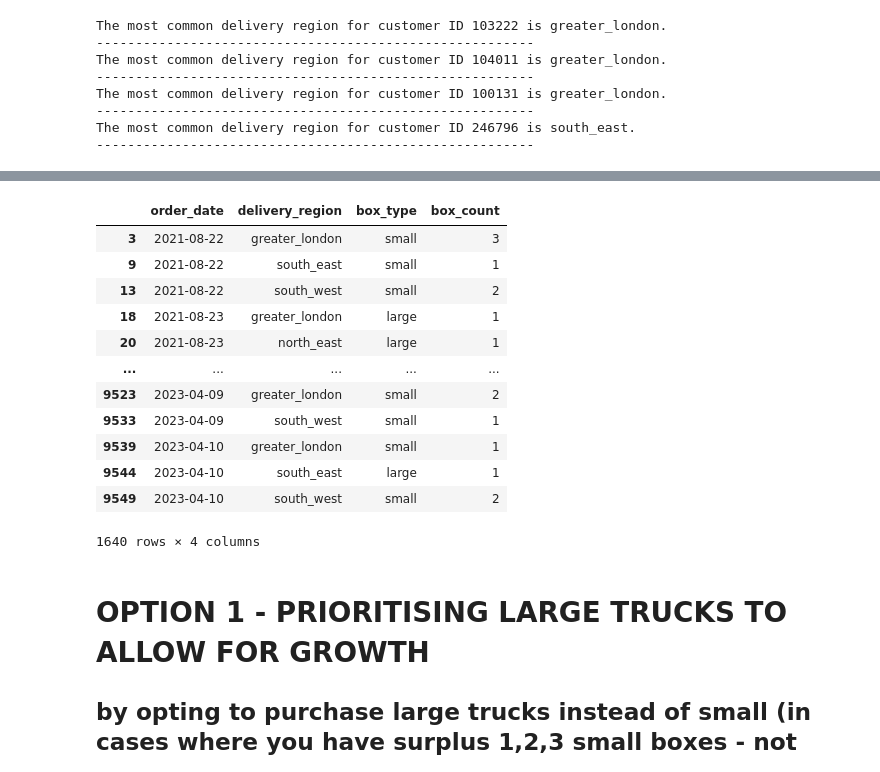
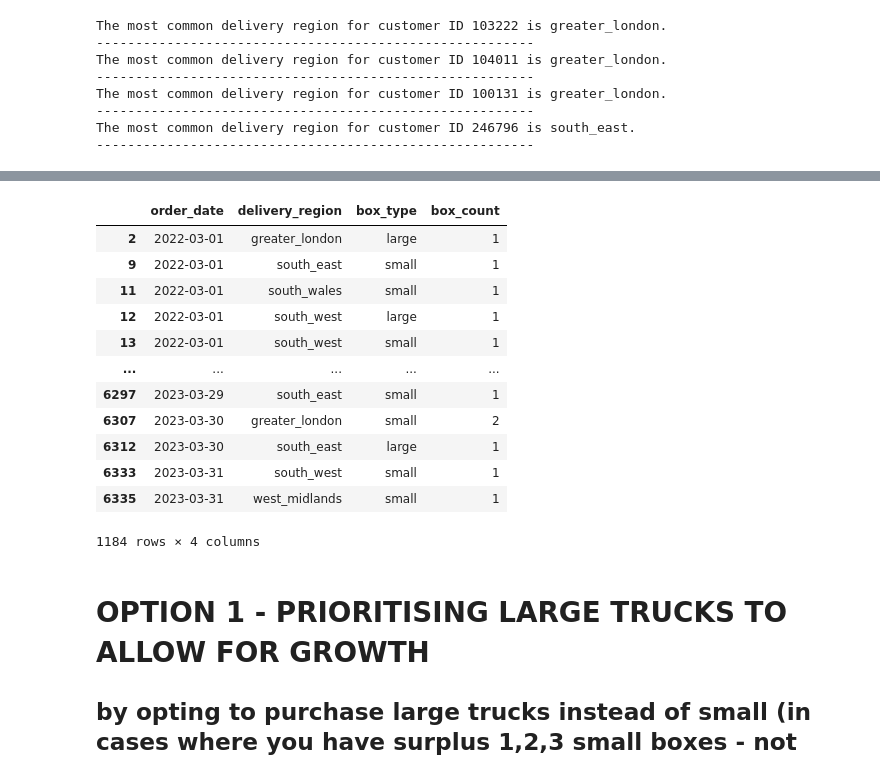
Before and after one commit to LottieJaneDev/20230825_Analyst_case_study_submission_Lottie_Jane_Pollard, a Jupyter notebook: notebooks/exploratory_data_analysis_mr_haulage.ipynb, the cells around one changed output, grey strips where cells are left out. Cells and saved outputs as stored; diff of their text form; code cells hidden in the pictures.

```diff
--- a/notebooks/exploratory_data_analysis_mr_haulage.ipynb
+++ b/notebooks/exploratory_data_analysis_mr_haulage.ipynb
@@ -15,18 +18,17 @@ import seaborn as sns
 # %%
-# import CLEAN dataset
-
+# import the clean dataset
 mr_haulage_df = pd.read_csv(
     '/Users/lottiejanepollare/Library/Mobile Documents/com~apple~CloudDocs/CV, Profiles, Interviews & Job Applications/applications/techmodal_analyst_data_engineer/20230825_Analyst_case_study_submission_Lottie_Jane_Pollard/datasets/cleansed_mr_haulage_order_details.csv')
 
 # add data types in from previous metadata
-
 metadata_df = pd.read_excel('/Users/lottiejanepollare/Library/Mobile Documents/com~apple~CloudDocs/CV, Profiles, Interviews & Job Applications/applications/techmodal_analyst_data_engineer/20230825_Analyst_case_study_submission_Lottie_Jane_Pollard/datasets/metadata.xlsx')
 metadata_dict = metadata_df.set_index('column_name')['datatype'].to_dict()
 mr_haulage_df = mr_haulage_df.astype(metadata_dict)
 
 # configure display settings: display all columns regardless of df width, disable wrapping columns to display entire field, no truncating columns, display an English date format
-pd.set_option('display.max.columns', None, 'display.width', None, 'display.max.colwidth', None, 'display.date_dayfirst', True)
+pd.set_option('display.max.columns', None, 'display.width', None, 'display.max.colwidth', None, 'display.date_dayfirst', True, 'display.float_format', '{:.2f}'.format)
+# this should update the date format displayed for the whole notebook, but it isn't & I'm not sure why - maybe as I'm in Pycharm IDE note JupyterNotebooks itself
 
-# show the head of df to see what I'm working with
-mr_haulage_df.head(50)
+# let's see what we're working with
+mr_haulage_df.head(10)
 # %% [output]
@@ -69,12 +63,0 @@ dtype: object
-# %%
-# first, we will create the values based on if/else criteria (small box = £20 & large box = £100)
-initial_values = [20.00 if box_type == 'small' else 100.00 if box_type == 'large' else 0 for box_type in mr_haulage_df['box_type']]
-
-# then, insert a new column with the above initial values, I'll insert the new column, 'order_revenue' after 'item_serial' at index 3
-mr_haulage_df.insert(loc=4, column='order_revenue', value=initial_values)
-
-# set the data type for 'order_revenue' to float64 for monetary value
-mr_haulage_df['order_revenue'] = mr_haulage_df['order_revenue'].astype('float64')
-pd.set_option('display.float_format', '{:.2f}'.format)
-
-mr_haulage_df
@@ -205,25 +301,28 @@ most_popular_delivery_regions_by_customers
 # %%
+# filter the data to only include the records from 2022-03-01 to 2023-03-31
+latest_full_year_data = mr_haulage_df[(mr_haulage_df['order_date'] >= '2022-03-01') & (mr_haulage_df['order_date'] <= '2023-03-31')]
+
 # first, let's look at the historical daily demand for each box size per region
-estimated_daily_demand = mr_haulage_df.groupby(['order_date', 'delivery_region', 'box_type']).size().reset_index(name='box_count')
+estimated_daily_demand = latest_full_year_data.groupby(['order_date', 'delivery_region', 'box_type']).size().reset_index(name='box_count')
 
 # Filter out rows where count is 0
 estimated_daily_demand = estimated_daily_demand[estimated_daily_demand['box_count'] > 0]
 
 estimated_daily_demand
 # %% [output]
 |  | order_date | delivery_region | box_type | box_count |
-| 3 | 2021-08-22 | greater_london | small | 3 |
-| 9 | 2021-08-22 | south_east | small | 1 |
-| 13 | 2021-08-22 | south_west | small | 2 |
-| 18 | 2021-08-23 | greater_london | large | 1 |
-| 20 | 2021-08-23 | north_east | large | 1 |
+| 2 | 2022-03-01 | greater_london | large | 1 |
+| 9 | 2022-03-01 | south_east | small | 1 |
+| 11 | 2022-03-01 | south_wales | small | 1 |
+| 12 | 2022-03-01 | south_west | large | 1 |
+| 13 | 2022-03-01 | south_west | small | 1 |
 | ... | ... | ... | ... | ... |
-| 9523 | 2023-04-09 | greater_london | small | 2 |
-| 9533 | 2023-04-09 | south_west | small | 1 |
-| 9539 | 2023-04-10 | greater_london | small | 1 |
-| 9544 | 2023-04-10 | south_east | large | 1 |
-| 9549 | 2023-04-10 | south_west | small | 2 |
+| 6297 | 2023-03-29 | south_east | small | 1 |
+| 6307 | 2023-03-30 | greater_london | small | 2 |
+| 6312 | 2023-03-30 | south_east | large | 1 |
+| 6333 | 2023-03-31 | south_west | small | 1 |
+| 6335 | 2023-03-31 | west_midlands | small | 1 |
-1640 rows × 4 columns
+1184 rows × 4 columns
 # %% [markdown]
 # OPTION 1 - PRIORITISING LARGE TRUCKS TO ALLOW FOR GROWTH
 ## by opting to purchase large trucks instead of small (in cases where you have surplus 1,2,3 small boxes - not enough to fill a large truck) you are allowing for growth of an extra small box & giving yourself the flexibility to utilise the same vehicle for large or small boxes)
```
Also changed, not shown: parts of 55 cells of this notebook, 3 other files.
